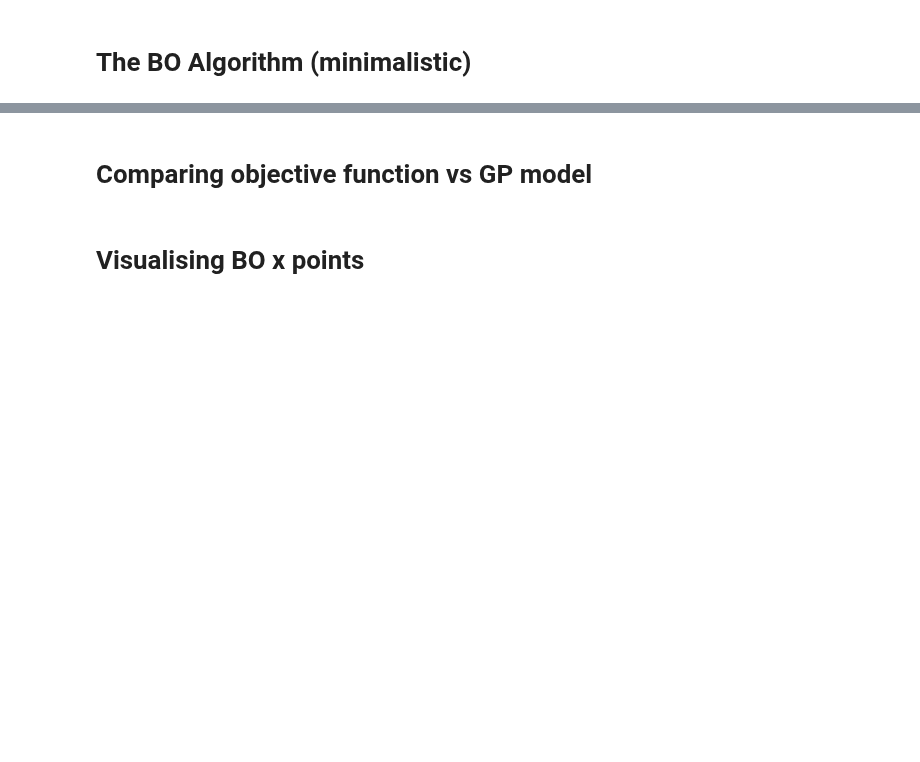
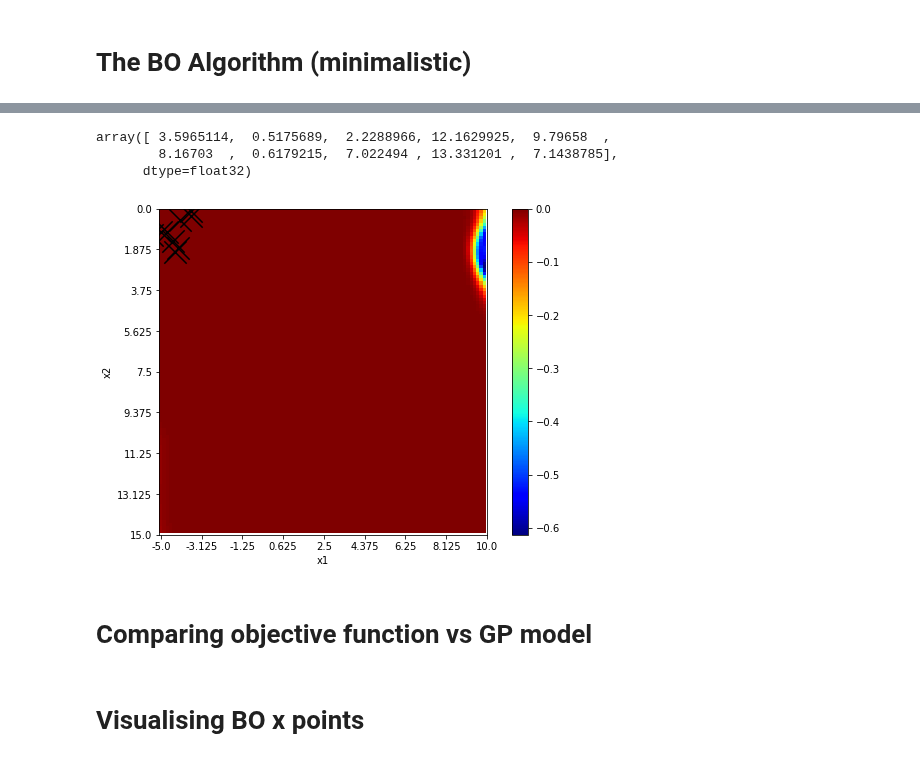
Before and after one commit to alan-turing-institute/SBO_Pyro, a Jupyter notebook: branin_hoo_pyro_bo.ipynb, the cells around one changed output, grey strips where cells are left out. Saved outputs shown, nothing was run; the diff lists cells and outputs as text; code cells hidden in the pictures; blank space fills up the shorter version.

```diff
--- a/branin_hoo_pyro_bo.ipynb
+++ b/branin_hoo_pyro_bo.ipynb
@@ -177,18 +190,18 @@ def find_a_candidate(x_init):
 
 LBFGS optimiser used in `find_a_candidate` is a gradient based method and can get stuck at a local minimum. A simple approach to address this is to try several attemps (5) to find the best candidate to minimize the acquisition function.
 # %%
-def next_x(num_candidates=5):
+def next_x(gpmodel, num_candidates=5):
 
     candidates = []
     values = []
 
-    # take the last point as the first attempt
-    x_init = gpmodel.X[-1:]
+    # take the best (lowest) point as the first attempt
+    x_init = gpmodel.X[[gpmodel.y.argmin()], :].detach().requires_grad_(True)
 
     for i in range(num_candidates):
 
-        x = find_a_candidate(x_init)
-        y = acquisition_func(x)
+        x = find_a_candidate(gpmodel, x_init)
+        y = acquisition_func(gpmodel, x)
 
         candidates.append(x)
         values.append(y)
@@ -210,7 +223,7 @@ def next_x(num_candidates=5):
 
 Each time we evaluate `f` at a new value x, we update the `gpmodel`.
 # %%
-def update_posterior(x_new):
+def update_posterior(gpmodel, x_new):
 
     # evaluate f at new point
     bh_y = branin_hoo(x_new.T)
@@ -228,14 +307,24 @@ def update_posterior(x_new):
 # %% [markdown]
 # The BO Algorithm (minimalistic)
 # %%
-bo_steps = 10
+bo_steps = 1
 
-optimizer = torch.optim.Adam(gpmodel.parameters(), lr=0.001)
-gp.util.train(gpmodel, optimizer)
+set_random_seed(333)
+
+gp_model = gp.models.GPRegression(X_train.T, Y_train,
+                                 gp.kernels.Matern52(input_dim=2, lengthscale=torch.ones(2)),
+                                 noise=torch.tensor(0.1),
+                                 jitter=1.0e-4)
+
+optimizer = torch.optim.Adam(gp_model.parameters(), lr=0.001)
+gp.util.train(gp_model, optimizer)
 
 for i in range(bo_steps):
     print("-"*50)
     print("BO STEP: ", i)
     print("-"*50)
-    xmin = next_x()
-    update_posterior(xmin)
+
+    gp_model_ = copy.copy(gp_model)
+
+    xmin = next_x(gp_model)
+    update_posterior(gp_model, xmin)
@@ -242,3 +341,13 @@ for i in range(bo_steps):
+# %%
+gp_model_.X.numpy().T[1]
+# %% [output]
+array([ 3.5965114,  0.5175689,  2.2288966, 12.1629925,  9.79658  ,
+        8.16703  ,  0.6179215,  7.022494 , 13.331201 ,  7.1438785],
+      dtype=float32)
+# %%
+visualise_step(gp_model_)
+# %% [output]
+[figure, added]
 # %% [markdown]
 # Comparing objective function vs GP model
 # %%
```
Also changed, not shown: parts of 21 cells of this notebook, 2 other files.
